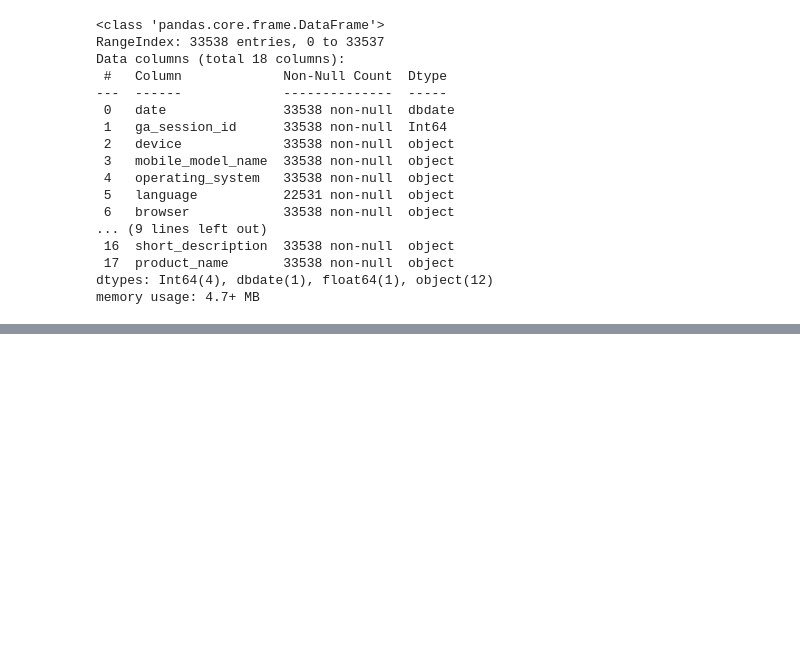
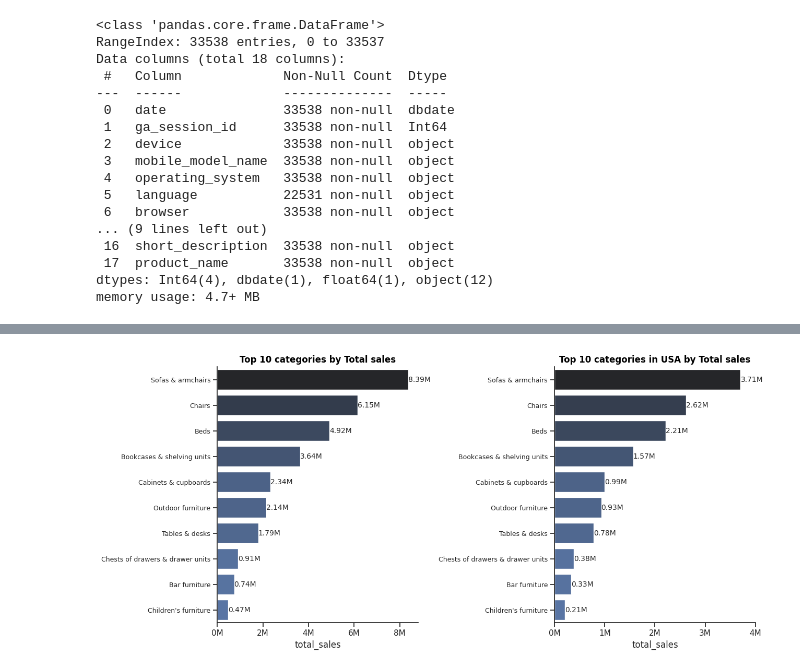
Before and after one commit to DenysovOleksii/Data-Driven-Retail-Analysis-SQL-Python-Tableau, a Jupyter notebook: Ecommerce_Sales_Analysis.ipynb, the cells around one changed output, grey strips where cells are left out. Cells and saved outputs as stored; diff of their text form; code cells hidden in the pictures; blank space fills up the shorter version.

```diff
--- a/Ecommerce_Sales_Analysis.ipynb
+++ b/Ecommerce_Sales_Analysis.ipynb
@@ -55,0 +171,25 @@ memory usage: 4.7+ MB
+# %%
+#Топ 10 категорій загально та у США
+df_top10_category=df.groupby("category")["price"].sum().sort_values(ascending=False).reset_index(name="total_sales").head(10)
+sns.set_theme(style="ticks")
+fig,ax=plt.subplots(1,2,figsize=(13,6))
+plot=sns.barplot(data=df_top10_category,y="category",x="total_sales", hue="total_sales",palette="dark:b_r",ax=ax[0],legend=False)
+ax[0].set_title("Top 10 categories by Total sales",fontsize=12,fontweight="bold",color="Black",ha="center")
+ax[0].xaxis.set_major_formatter(plt.FuncFormatter(lambda x,_:f"{int(x/1000000)}M"))
+ax[0].set_ylabel("")
+ax[0].tick_params(axis='y', labelsize=9)
+for bar in plot.containers:
+  plot.bar_label(bar,fmt=plt.FuncFormatter(lambda x,_:f"{x/1000000:.2f}M"),fontsize=10)
+df_top10usa_category=df[df["country"]=="United States"].groupby("category")["price"].sum().sort_values(ascending=False).reset_index(name="total_sales").head(10)
+plot2=sns.barplot(data=df_top10usa_category,y="category",x="total_sales", hue="total_sales",palette="dark:b_r",ax=ax[1],legend=False)
+ax[1].set_title("Top 10 categories in USA by Total sales",fontsize=12,fontweight="bold",color="Black",ha="center")
+ax[1].xaxis.set_major_formatter(plt.FuncFormatter(lambda x,_:f"{int(x/1000000)}M"))
+ax[1].set_ylabel("")
+ax[1].tick_params(axis='y', labelsize=9)
+ax[1].set_xticks([0, 1000000, 2000000, 3000000, 4000000])
+for bar in plot2.containers:
+  plot2.bar_label(bar,fmt=plt.FuncFormatter(lambda x,_:f"{x/1000000:.2f}M"),fontsize=10)
+sns.despine()
+plt.tight_layout()
+# %% [output]
+[figure, added]
```
Also changed, not shown: parts of 12 cells of this notebook.
